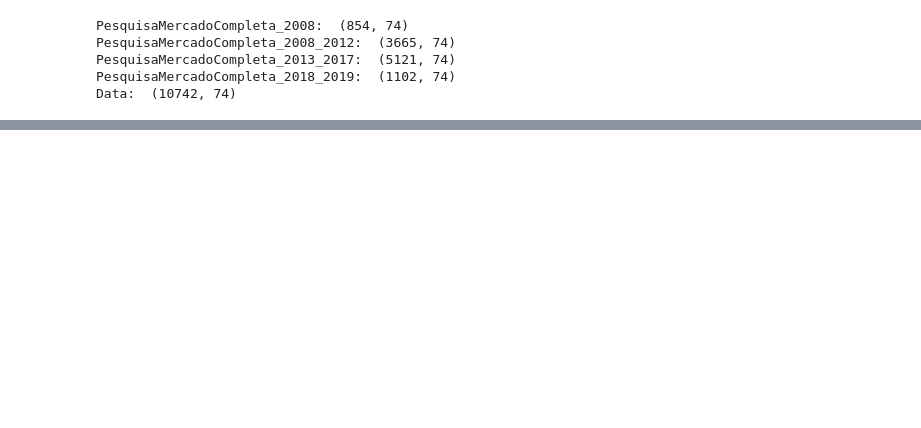
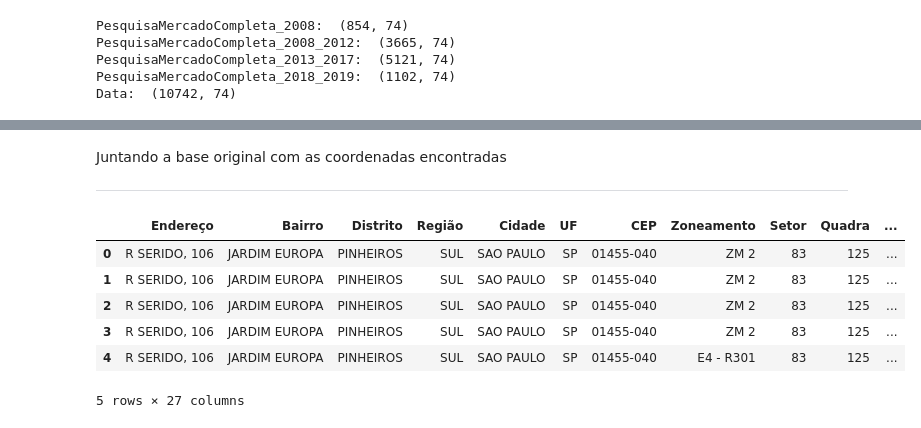
Before and after one commit to kzar1n/datascience, a Jupyter notebook: Trabalho_Precificação_de_Imóveis.ipynb, the cells around one changed output, grey strips where cells are left out. Cells and saved outputs as stored; diff of their text form; code cells hidden in the pictures; blank space fills up the shorter version.

```diff
--- a/Trabalho_Precificação_de_Imóveis.ipynb
+++ b/Trabalho_Precificação_de_Imóveis.ipynb
@@ -116,0 +206,3 @@ Name: (VMU)Preço de venda da unidade no lançamento, dtype: float64
+# %%
+api_key = 'Am0Znblz-vMtAx-tV1rlNWBnJILE0IQTBK4fKjnJ_o2c0o4sEKpEdIyQCEdEjbtI'
+geocoder = Bing(api_key, timeout = 10)
@@ -116,0 +217,27 @@ Name: (VMU)Preço de venda da unidade no lançamento, dtype: float64
+# %%
+data_local['end_geocod'] = np.nan
+my_file = Path("data_local.csv")
+tamanho = data_local.shape[0]
+
+if my_file.is_file():
+  data_local = pd.read_csv(my_file, index_col=False)
+else:
+  porcentagem = 0
+  start = timeit.default_timer()
+
+  for i in range(0, tamanho):
+    data_local['end_geocod'][i:i+1] = data_local['end_original'][i:i+1].apply(geocoder.geocode)
+    porcentagem = (i / tamanho) * 100
+    x = x + ((1 / tamanho) * 100)
+    if (x >= 1) or (i >= tamanho):
+      clear_output()
+      print("%2.1f " % porcentagem, "%")
+      x=0
+
+  stop = timeit.default_timer()
+  print('Aproximadamente ', round((stop - start)/60), ' min de processamento...')
+
+  data_local['Latitude'] = data_local['end_geocod'].apply(lambda x: x.latitude if x != None else None)
+  data_local['Longitude'] = data_local['end_geocod'].apply(lambda x: x.longitude if x != None else None)
+
+  data_local.to_csv(my_file, index=False)
@@ -116,0 +257,16 @@ Name: (VMU)Preço de venda da unidade no lançamento, dtype: float64
+# %% [markdown]
+Juntando a base original com as coordenadas encontradas
+
+---
+# %%
+data = pd.merge(data, data_local, how='left', on='end_original')
+# %%
+data.head()
+# %% [output]
+|  | Endereço | Bairro | Distrito | Região | Cidade | UF | CEP | Zoneamento | Setor | Quadra | ... |
+| 0 | R SERIDO, 106 | JARDIM EUROPA | PINHEIROS | SUL | SAO PAULO | SP | 01455-040 | ZM 2 | 83 | 125 | ... |
+| 1 | R SERIDO, 106 | JARDIM EUROPA | PINHEIROS | SUL | SAO PAULO | SP | 01455-040 | ZM 2 | 83 | 125 | ... |
+| 2 | R SERIDO, 106 | JARDIM EUROPA | PINHEIROS | SUL | SAO PAULO | SP | 01455-040 | ZM 2 | 83 | 125 | ... |
+| 3 | R SERIDO, 106 | JARDIM EUROPA | PINHEIROS | SUL | SAO PAULO | SP | 01455-040 | ZM 2 | 83 | 125 | ... |
+| 4 | R SERIDO, 106 | JARDIM EUROPA | PINHEIROS | SUL | SAO PAULO | SP | 01455-040 | E4 - R301 | 83 | 125 | ... |
+5 rows × 27 columns
```
Also changed, not shown: parts of 32 cells of this notebook.
